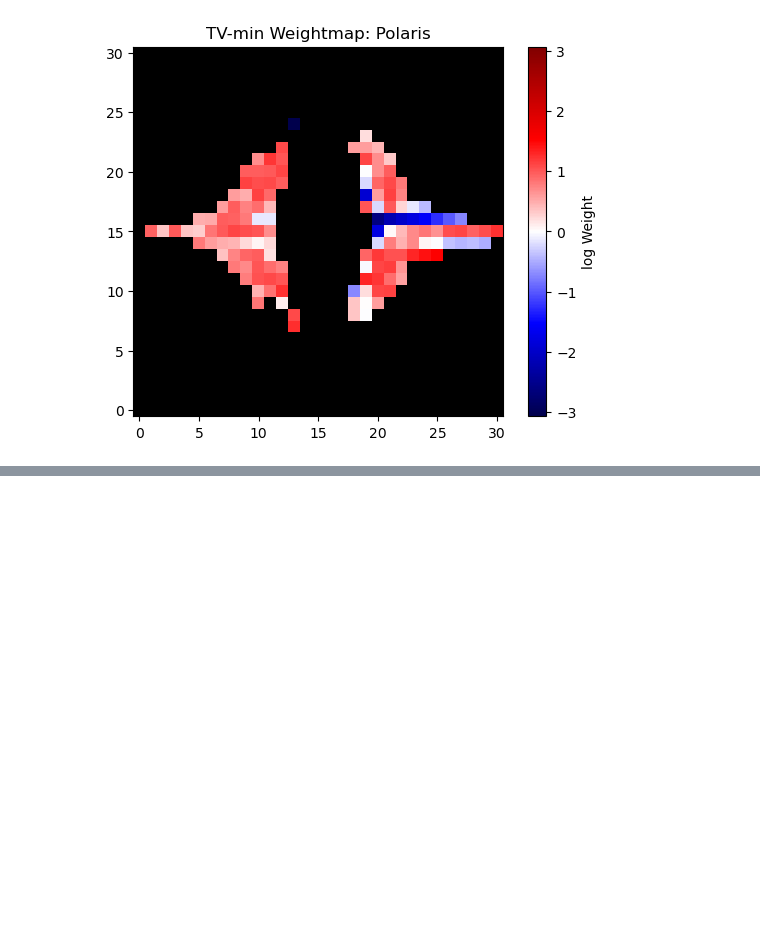
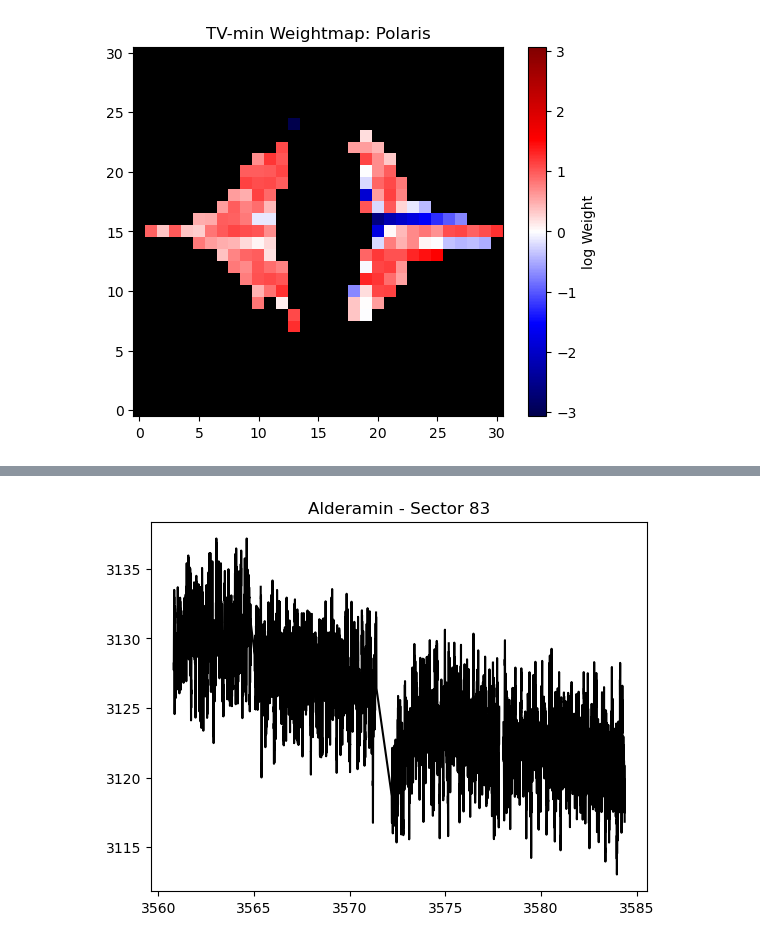
Before and after one commit to JonatanRudrasingam/TESS_halophot, a Jupyter notebook: Tutorial.ipynb, the cells around one changed output, grey strips where cells are left out. Drawn from its saved outputs; the diff is of its cells as text; code cells hidden in the pictures; blank space fills up the shorter version.

```diff
--- a/Tutorial.ipynb
+++ b/Tutorial.ipynb
@@ -39,0 +89,10 @@ plot_wmap(wm, head_polaris['NAME'])
+# %%
+lc_alfcep = lk.search_lightcurve("alf Cep", author = "HALO-TESS", sector = 83).download()
+
+head_alfcep = lc_alfcep.get_header()
+
+plt.plot(lc_alfcep.time.value, lc_alfcep.flux.value, color = "black")
+plt.title(f"{head_alfcep['NAME']} - Sector {head_alfcep['Sector']}")
+plt.show()
+# %% [output]
+[figure, added]
```
Also changed, not shown: parts of 12 cells of this notebook.
